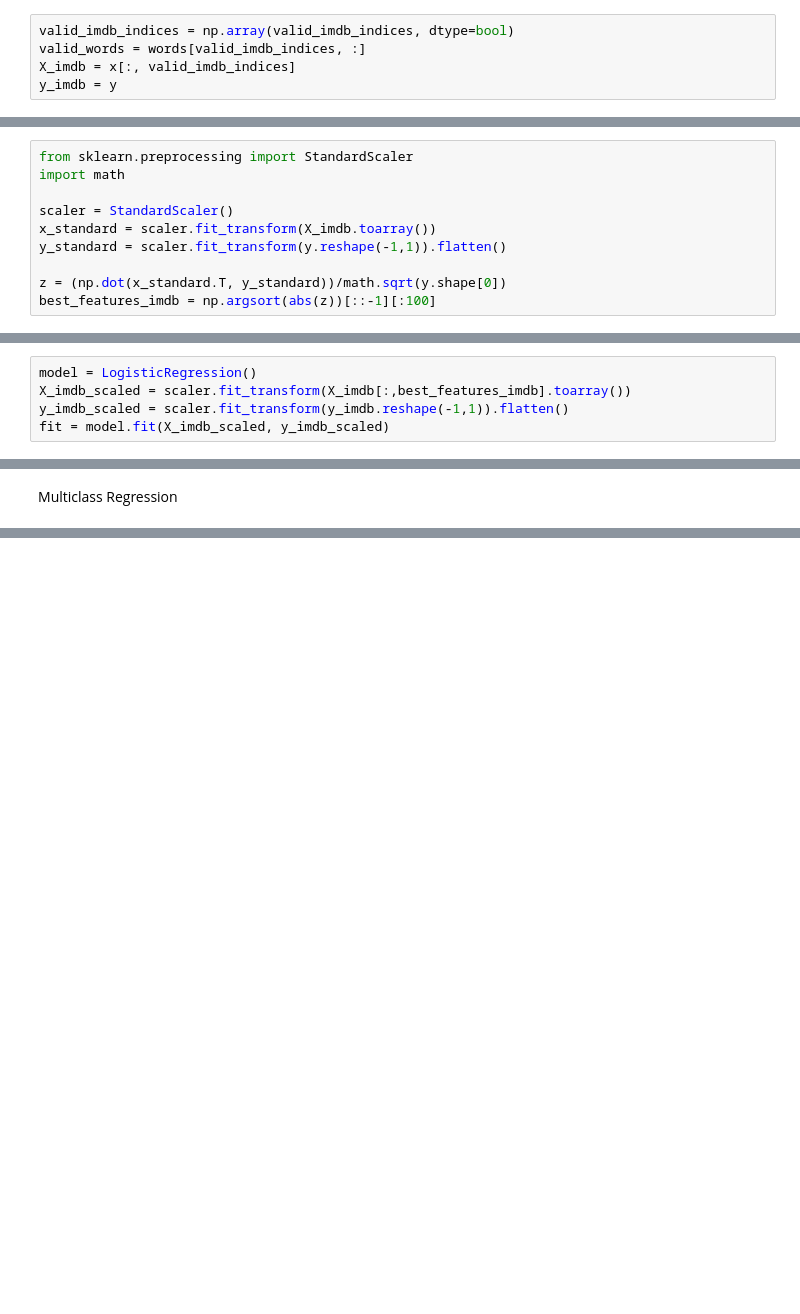
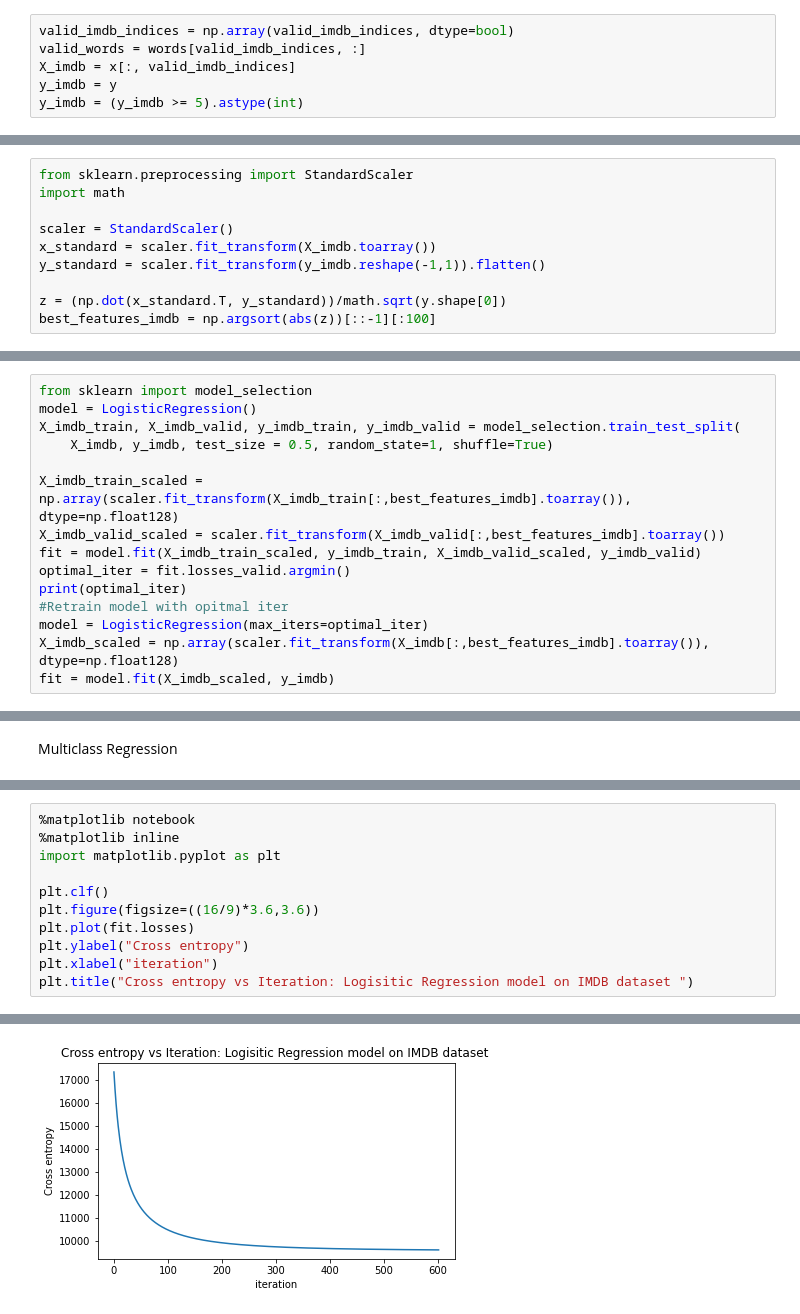
Before and after one commit to WillieHabim/COMP551-A2, a Jupyter notebook: COMP551_A2.ipynb, the cells around one changed output, grey strips where cells are left out. Drawn from its saved outputs; the diff is of its cells as text; blank space fills up the shorter version.

```diff
--- a/COMP551_A2.ipynb
+++ b/COMP551_A2.ipynb
@@ -55,4 +67,5 @@ valid_imdb_indices = np.array(valid_imdb_indices, dtype=bool)
 valid_words = words[valid_imdb_indices, :]
 X_imdb = x[:, valid_imdb_indices]
 y_imdb = y
+y_imdb = (y_imdb >= 5).astype(int)
 # %% [markdown]
@@ -63,7 +76,7 @@ import math
 
 scaler = StandardScaler()
 x_standard = scaler.fit_transform(X_imdb.toarray())
-y_standard = scaler.fit_transform(y.reshape(-1,1)).flatten()
+y_standard = scaler.fit_transform(y_imdb.reshape(-1,1)).flatten()
 
 z = (np.dot(x_standard.T, y_standard))/math.sqrt(y.shape[0])
 best_features_imdb = np.argsort(abs(z))[::-1][:100]
@@ -168,7 +217,17 @@ class LogisticRegression:
 # %% [markdown]
 Training on IMDB Data
-# %%
-model = LogisticRegression()
-X_imdb_scaled = scaler.fit_transform(X_imdb[:,best_features_imdb].toarray())
-y_imdb_scaled = scaler.fit_transform(y_imdb.reshape(-1,1)).flatten()
-fit = model.fit(X_imdb_scaled, y_imdb_scaled)
+# %%
+from sklearn import model_selection
+model = LogisticRegression()
+X_imdb_train, X_imdb_valid, y_imdb_train, y_imdb_valid = model_selection.train_test_split(
+    X_imdb, y_imdb, test_size = 0.5, random_state=1, shuffle=True)
+
+X_imdb_train_scaled = np.array(scaler.fit_transform(X_imdb_train[:,best_features_imdb].toarray()), dtype=np.float128)
+X_imdb_valid_scaled = scaler.fit_transform(X_imdb_valid[:,best_features_imdb].toarray())
+fit = model.fit(X_imdb_train_scaled, y_imdb_train, X_imdb_valid_scaled, y_imdb_valid)
+optimal_iter = fit.losses_valid.argmin()
+print(optimal_iter)
+#Retrain model with opitmal iter
+model = LogisticRegression(max_iters=optimal_iter)
+X_imdb_scaled = np.array(scaler.fit_transform(X_imdb[:,best_features_imdb].toarray()), dtype=np.float128)
+fit = model.fit(X_imdb_scaled, y_imdb)
@@ -188,0 +406,12 @@ Multiclass Regression
+# %%
+%matplotlib notebook
+%matplotlib inline
+import matplotlib.pyplot as plt
+
+plt.clf()
+plt.figure(figsize=((16/9)*3.6,3.6))
+plt.plot(fit.losses)
+plt.ylabel("Cross entropy")
+plt.xlabel("iteration")
+plt.title("Cross entropy vs Iteration: Logisitic Regression model on IMDB dataset ")
+# %% [output]
@@ -188,0 +420 @@ Multiclass Regression
+[figure, added]
```
Also changed, not shown: parts of 24 cells of this notebook.
